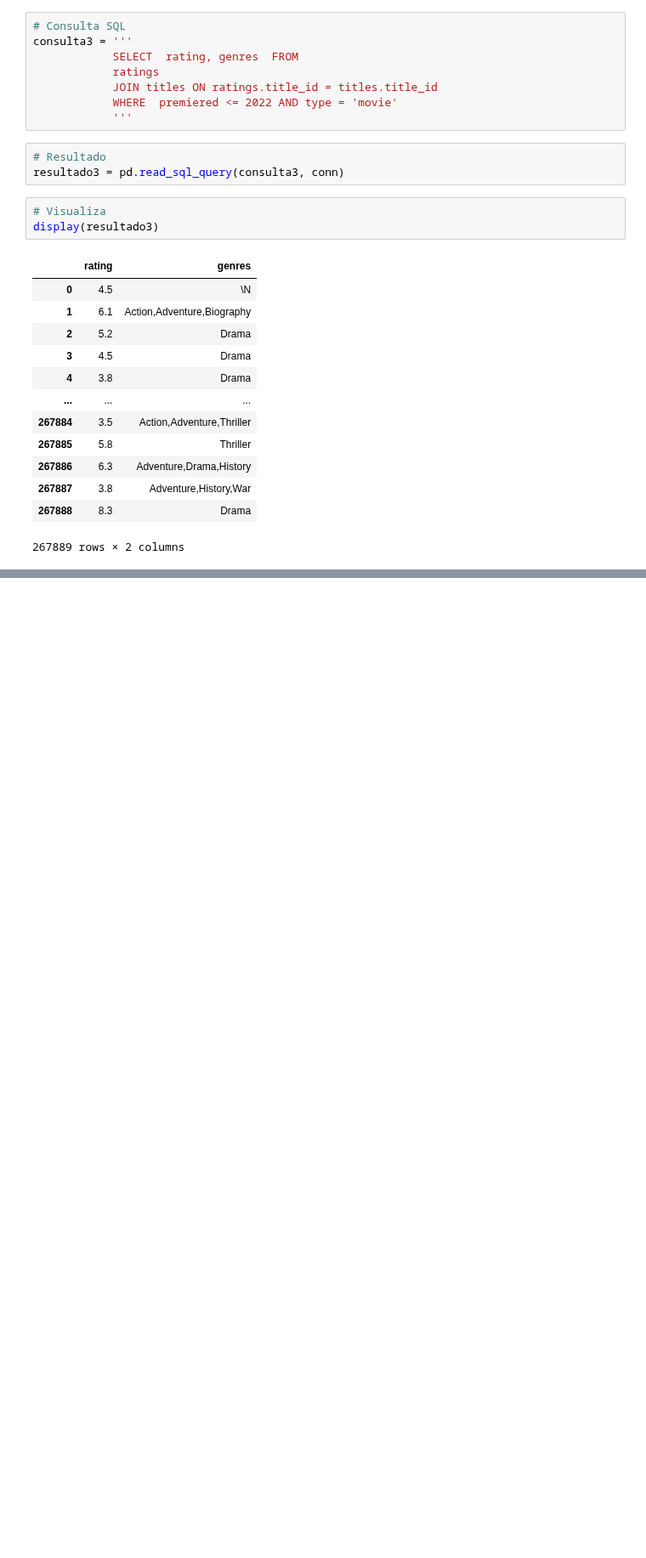
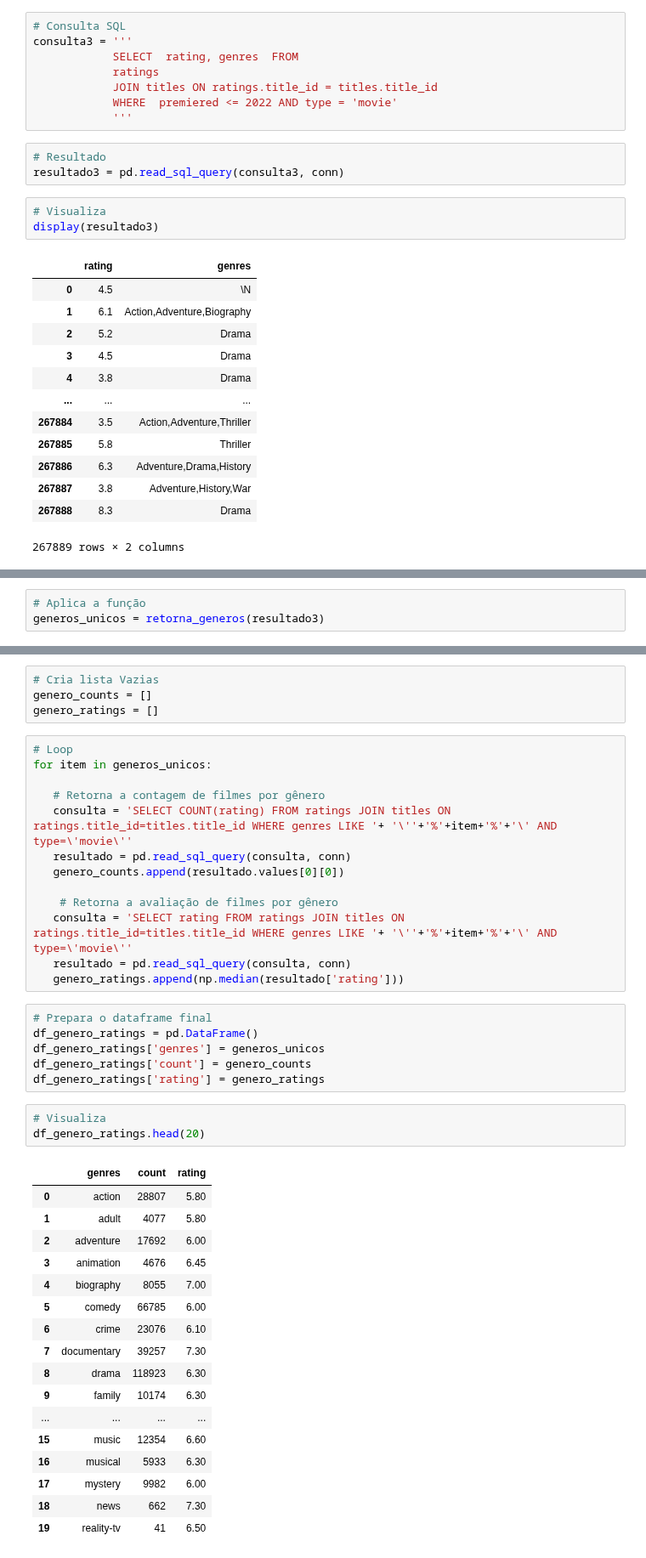
Before and after one commit to leonardodamata/Python_Analise_Dados, a Jupyter notebook: Mini_Projeto_1.ipynb, the cells around one changed output, grey strips where cells are left out. Shown at 85% size. Cells and saved outputs as stored; diff of their text form; blank space fills up the shorter version.

```diff
--- a/Mini_Projeto_1.ipynb
+++ b/Mini_Projeto_1.ipynb
@@ -396,0 +402,3 @@ display(resultado3)
+# %%
+# Aplica a função
+generos_unicos = retorna_generos(resultado3)
@@ -396,0 +426,44 @@ display(resultado3)
+# %%
+# Cria lista Vazias
+genero_counts = []
+genero_ratings = []
+# %%
+# Loop
+for item in generos_unicos:
+
+   # Retorna a contagem de filmes por gênero
+   consulta = 'SELECT COUNT(rating) FROM ratings JOIN titles ON ratings.title_id=titles.title_id WHERE genres LIKE '+ '\''+'%'+item+'%'+'\' AND type=\'movie\''
+   resultado = pd.read_sql_query(consulta, conn)
+   genero_counts.append(resultado.values[0][0])
+
+    # Retorna a avaliação de filmes por gênero
+   consulta = 'SELECT rating FROM ratings JOIN titles ON ratings.title_id=titles.title_id WHERE genres LIKE '+ '\''+'%'+item+'%'+'\' AND type=\'movie\''
+   resultado = pd.read_sql_query(consulta, conn)
+   genero_ratings.append(np.median(resultado['rating']))
+# %%
+# Prepara o dataframe final
+df_genero_ratings = pd.DataFrame()
+df_genero_ratings['genres'] = generos_unicos
+df_genero_ratings['count'] = genero_counts
+df_genero_ratings['rating'] = genero_ratings
+# %%
+# Visualiza
+df_genero_ratings.head(20)
+# %% [output]
+|  | genres | count | rating |
+| 0 | action | 28807 | 5.80 |
+| 1 | adult | 4077 | 5.80 |
+| 2 | adventure | 17692 | 6.00 |
+| 3 | animation | 4676 | 6.45 |
+| 4 | biography | 8055 | 7.00 |
+| 5 | comedy | 66785 | 6.00 |
+| 6 | crime | 23076 | 6.10 |
+| 7 | documentary | 39257 | 7.30 |
+| 8 | drama | 118923 | 6.30 |
+| 9 | family | 10174 | 6.30 |
+| ... | ... | ... | ... |
+| 15 | music | 12354 | 6.60 |
+| 16 | musical | 5933 | 6.30 |
+| 17 | mystery | 9982 | 6.00 |
+| 18 | news | 662 | 7.30 |
+| 19 | reality-tv | 41 | 6.50 |
```
Also changed, not shown: parts of 36 cells of this notebook, 4 other files.
